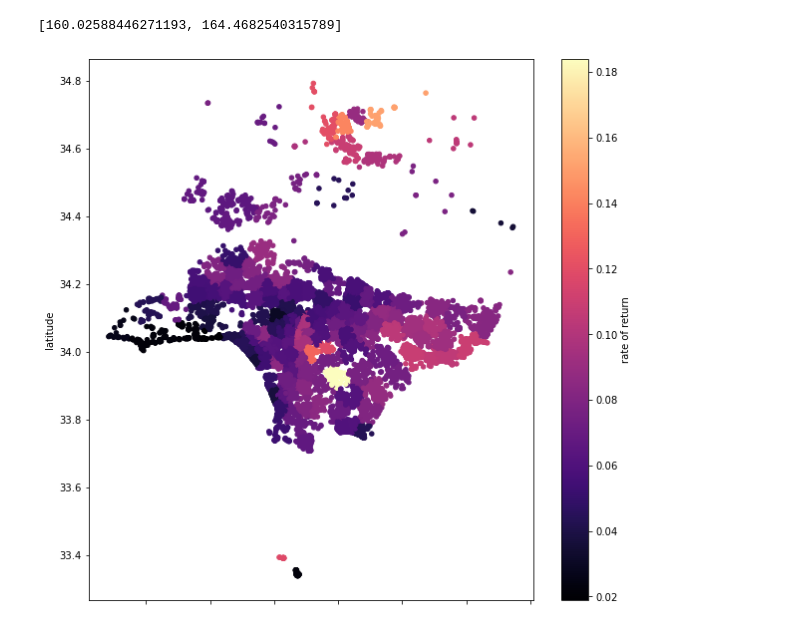
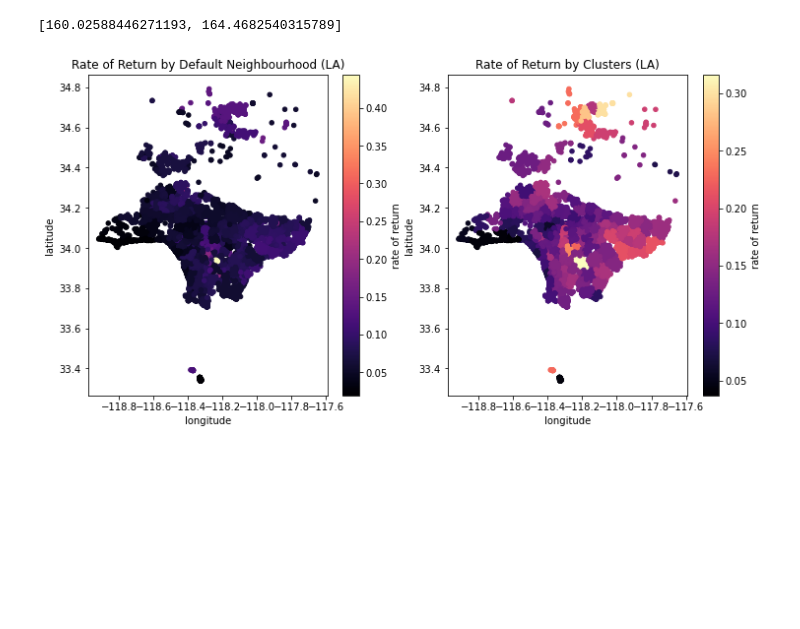
Before and after one commit to Shubhrika007/Erdos_Spring_2023, a Jupyter notebook: Pricing with Hotspot loop 50-500 clusters.ipynb, the cells around one changed output. Cells and saved outputs as stored; diff of their text form; code cells hidden in the pictures; blank space fills up the shorter version.

```diff
--- a/Pricing with Hotspot loop 50-500 clusters.ipynb
+++ b/Pricing with Hotspot loop 50-500 clusters.ipynb
@@ -33,6 +33,8 @@ with zipfile.ZipFile('listings_mar2023_w_hotspots_and_'+str(150)+'_clusters.zip'
 
 origianl_price = df2.price.mean()
 optimal_price_df_default = demand_est_default(df2)
+optimal_price_df = demand_est(df2)
+
 mean_optimal_price_df_default =optimal_price_df_default['new price'].mean()
 mean_price_default_new_listing = optimal_price_df_default['new price'][-100:].mean()
 # %%
@@ -321,9 +319,17 @@ def demand_est_default(df):
 # %%
 # plot using 150 clusters
 #Getting unique labels
-df = optimal_price_df_default
-df['rate of return'] = df['margin_perc'].groupby(df['cluster_num']).transform('mean')
-df.plot.scatter('longitude','latitude',  c='rate of return', colormap='magma', figsize=(10,10))
+fig, axes = plt.subplots(nrows=1,ncols=2,figsize=(12,6))
+df_plot = optimal_price_df_default
+df_plot2 = optimal_price_df
+df_plot['rate of return'] = df_plot['margin_perc'].groupby(df_plot['neighbourhood_cleansed']).transform('mean')
+df_plot2['rate of return'] = df_plot2['margin_perc'].groupby(df_plot2['cluster_num']).transform('mean')
+
+axes[0].title.set_text('Rate of Return by Default Neighbourhood (LA)')
+axes[1].title.set_text('Rate of Return by Clusters (LA)')
+df_plot.plot.scatter('longitude','latitude',  c='rate of return', colormap='magma', figsize=(10,10),ax = axes[0],subplots=True)
+df_plot2.plot.scatter('longitude','latitude',  c='rate of return', colormap='magma', figsize=(10,10),ax = axes[1],subplots=True)
+
 plt.show()
 # %% [output]
-[figure, old version]
+[figure, new version]
```
Also changed, not shown: parts of 2 cells of this notebook, 1 other file.
